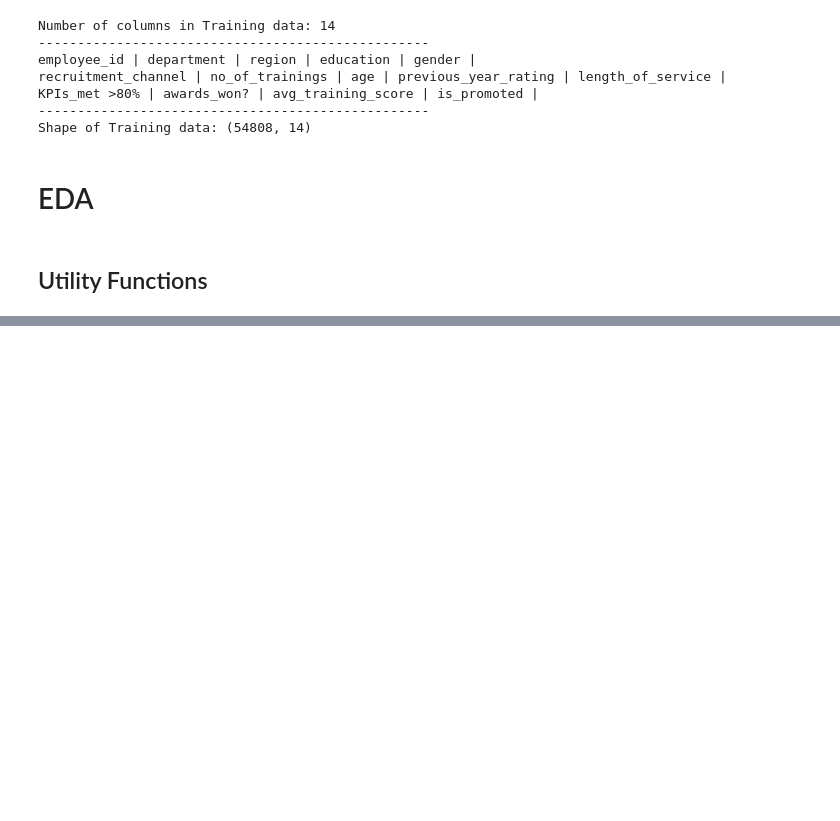
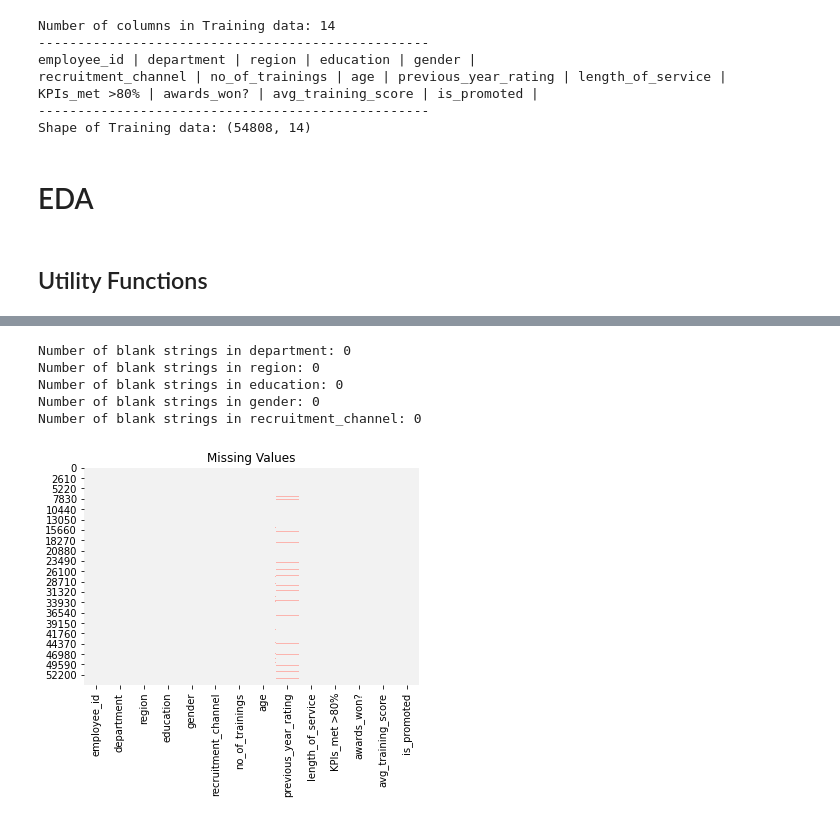
Before and after one commit to gunnerVivek/Employee-Promotion, a Jupyter notebook: 1-Analysis.ipynb, the cells around one changed output, grey strips where cells are left out. Saved outputs shown, nothing was run; the diff lists cells and outputs as text; code cells hidden in the pictures; blank space fills up the shorter version.

Commit message:
notebook: Add code to check Duplicate values, Null Value, Label Distribution

```diff
--- a/1-Analysis.ipynb
+++ b/1-Analysis.ipynb
@@ -239,0 +256,18 @@ Shape of Testing data: (23490, 13)
+# %%
+# Blank string for Object types
+
+for column in list(train_data.select_dtypes(include='object').columns):
+    train_data[column] = train_data[column].apply(lambda x: str(x).strip())
+    print(f'Number of blank strings in {column}: {(train_data[column] == "").sum()}')
+# %% [output]
+Number of blank strings in department: 0
+Number of blank strings in region: 0
+Number of blank strings in education: 0
+Number of blank strings in gender: 0
+Number of blank strings in recruitment_channel: 0
+# %%
+sns.heatmap(train_data.isna()/train_data.shape[0], cbar=False, cmap='Pastel1_r')
+plt.title('Missing Values')
+plt.show()
+# %% [output]
+[figure, added]
```
Also changed, not shown: parts of 10 cells of this notebook.
